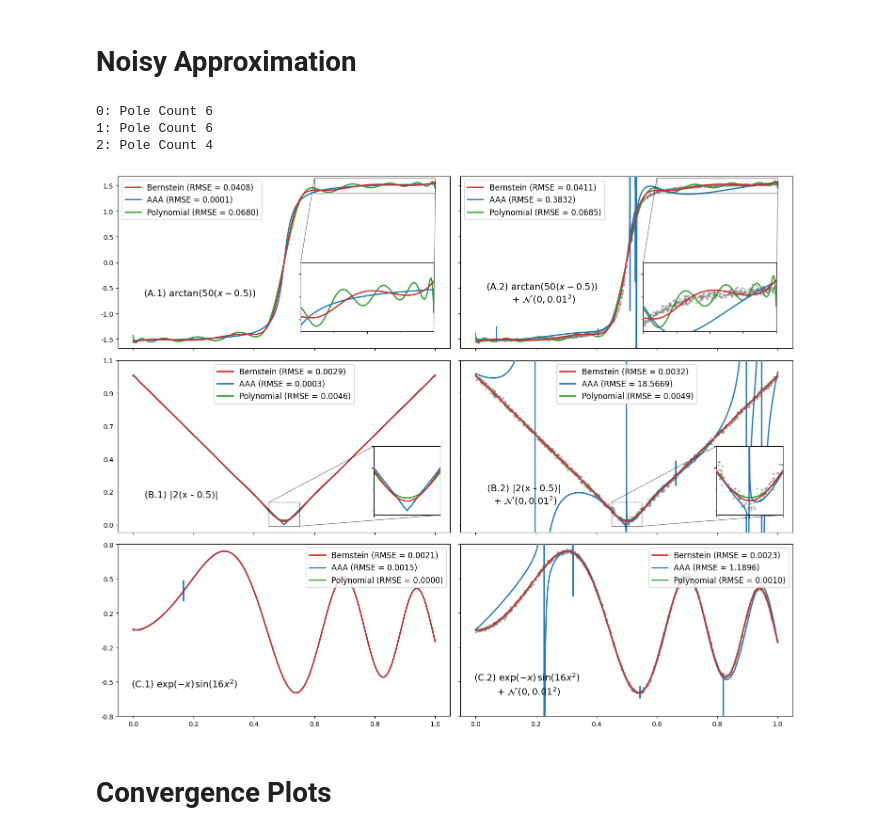
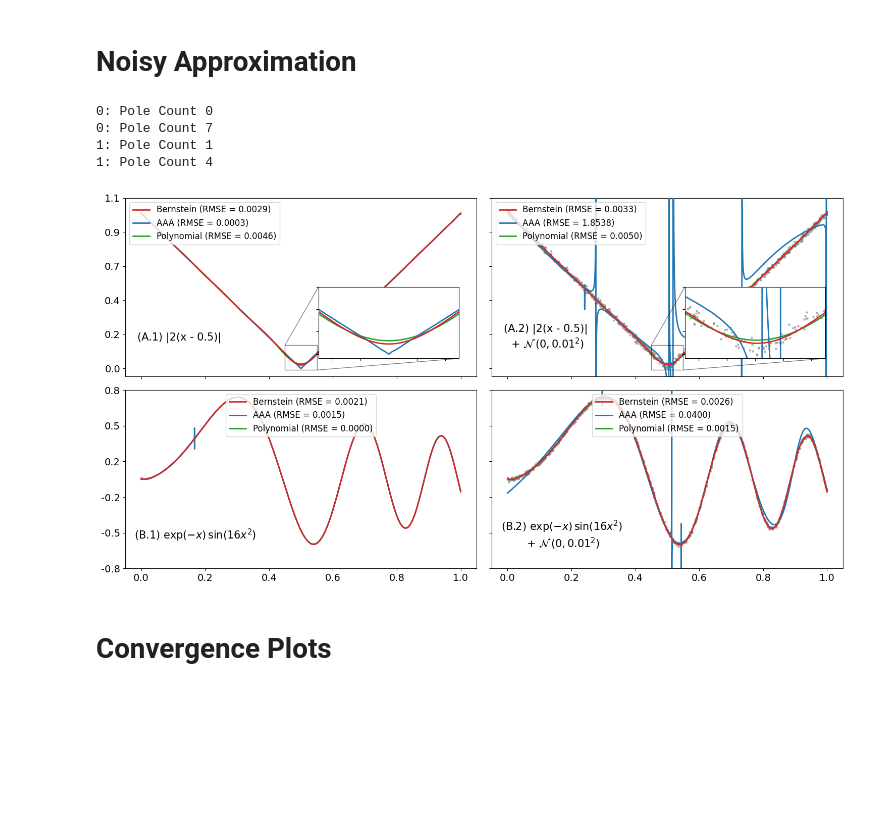
Before and after one commit to infamoussoap/RationalFunctionApproximation, a Jupyter notebook: Results - Numerical Convergence/AAA Result Plots.ipynb, the cells around one changed output. Saved outputs shown, nothing was run; the diff lists cells and outputs as text; code cells hidden in the pictures; blank space fills up the shorter version.

Commit message:
new plots for aaa tests

```diff
--- a/Results - Numerical Convergence/AAA Result Plots.ipynb
+++ b/Results - Numerical Convergence/AAA Result Plots.ipynb
@@ -21,8 +21,7 @@ noise_str = r'$\mathcal{N}\,(0, 0.01^2)$'
 # %%
 N = 1000
 # %%
-target_functions = {r'$\arctan(50(x - 0.5))$': lambda x: np.arctan(50 * (x - 0.5)),
-                    r'|2(x - 0.5)|': lambda x: abs(2 * (x - 0.5)),
+target_functions = {r'|2(x - 0.5)|': lambda x: abs(2 * (x - 0.5)),
                     r'$\exp(-x)\, \sin(16x^2)$': lambda x: np.exp(-x) * np.sin(16 * x ** 2)}
 # %%
 n = 10
@@ -31,11 +30,11 @@ approximators = {f'Bernstein': Bernstein(n, n, max_iter=100, gamma=0.9),
                  f'AAA': AAAApproximator(n + 1, n + 1),
                  f'Polynomial': Bernstein(2 * n, 0)}
 # %%
-text_x_locations = [0.22, 0.16, 0.17]
-text_y_locations = [-0.6, 0.2, -0.5]
+text_x_locations = [0.12, 0.17]
+text_y_locations = [0.2, -0.5]
 
-axin_xlims = [(0.6, 1), (0.45, 0.55), (0.75, 1.01)]
-axin_ylims = [(1.35, 1.65), (-1e-2, 0.15), (0, 0.15)]
+axin_xlims = [(0.45, 0.55), (0.75, 1.01)]
+axin_ylims = [(-1e-2, 0.15), (0, 0.15)]
 # %%
 np.random.seed(0)
 
@@ -49,10 +48,9 @@ np.savetxt(f'aaa_csv_files/x_rand.csv', x_rand, delimiter=',')
 function_name = list(target_functions.keys())[0]
 f = list(target_functions.values())[0]
 
-fig, axs = plt.subplots(3, 2, figsize=(15, 12))
+fig, axs = plt.subplots(2, 2, figsize=(15, 8))
 
-axins = np.array([[axs[0, 0].inset_axes([0.55, 0.1, 0.4, 0.4]), axs[0, 1].inset_axes([0.55, 0.1, 0.4, 0.4])],
-                  [axs[1, 0].inset_axes([0.77, 0.1, 0.2, 0.4]), axs[1, 1].inset_axes([0.77, 0.1, 0.2, 0.4])]])
+axins = np.array([[axs[0, 0].inset_axes([0.55, 0.1, 0.4, 0.4]), axs[0, 1].inset_axes([0.55, 0.1, 0.4, 0.4])]])
 
 for i, (function_name, f) in enumerate(target_functions.items()):
     # Plot function with no noise
@@ -60,7 +58,7 @@ for i, (function_name, f) in enumerate(target_functions.items()):
     y_min, y_max = y_temp.min(), y_temp.max()
 
     for k in range(2):
-        if i < 2:
+        if i < 1:
             axins[i, k].set_ylim(*axin_ylims[i])
             axins[i, k].set_xlim(*axin_xlims[i])
 
@@ -75,7 +73,7 @@ for i, (function_name, f) in enumerate(target_functions.items()):
             np.savetxt(f'aaa_csv_files/y_small_noise_{i}.csv', y, delimiter=',')
 
             axs[i, k].scatter(x_rand, y, s=5, alpha=0.5, color='gray')
-            if i < 2:
+            if i < 1:
                 axins[i, k].scatter(x_rand, y, s=5, alpha=0.5, color='gray')
 
         for j, (name, model) in enumerate(approximators.items()):
@@ -90,50 +88,53 @@ for i, (function_name, f) in enumerate(target_functions.items()):
             label = f"{name} (RMSE = {error:.4f})"
 
             axs[i, k].plot(x_vals, model(x_vals), label=label, color=colors[j], linewidth=2, zorder=4-j)
-            if i < 2:
+            if i < 1:
                 axins[i, k].plot(x_vals, model(x_vals), color=colors[j], linewidth=2, zorder=4-j)
 
             e = (y_max - y_min) * 0.05
             axs[i, k].set_ylim(y_min - e, y_max + e)
 
-            if name == 'AAA' and k == 1:
+            if name == 'AAA':
                 poles = model.poles()
                 real_poles = np.real(poles[np.isreal(poles)])
                 pole_count = np.sum((0 <= real_poles) * (real_poles <= 1))
 
                 print(f"{i}: Pole Count {pole_count}")
 
     # Plot formatting stuff
     for k in range(2):
         label_loc = ['upper left', 'upper center', 'upper right'][i]
         axs[i, k].legend(fontsize=12, loc=label_loc)
 
         text = f"({chr(65 + i)}.{k + 1}) {function_name}"
         if k == 1:
             text += f"\n + {noise_str}"
-        axs[i, k].text(text_x_locations[i], text_y_locations[i], text, fontsize=14,
+        axs[i, k].text(text_x_locations[i], text_y_locations[i], text, fontsize=15,
                        horizontalalignment='center', verticalalignment='center')
+
     if i == 0:
-        y_tick_locations = np.linspace(-1.5, 1.5, 7)
-    elif i == 1:
         y_tick_locations = np.linspace(0, 1.1, 6)
     else:
         y_tick_locations = np.linspace(-0.8, 0.8, 6)
 
     axs[i, 0].set_yticks(y_tick_locations, [round(z, 1) for z in y_tick_locations])
     axs[i, 1].set_yticks(y_tick_locations, [None] * len(y_tick_locations))
 
-    if i < 2:
+    axs[i, 0].tick_params(labelsize=14)
+    axs[i, 1].tick_params(labelsize=14)
+
+    if i < 1:
         axs[i, 0].set_xticks(np.linspace(0, 1, 6), [None] * 6)
         axs[i, 1].set_xticks(np.linspace(0, 1, 6), [None] * 6)
 
 plt.tight_layout()
-plt.savefig('aaa_bernstein_plots.png', dpi=120)
+plt.savefig('aaa_bernstein_plots.png', dpi=100)
 # %% [output]
-0: Pole Count 6
-1: Pole Count 6
-2: Pole Count 4
+0: Pole Count 0
+0: Pole Count 7
+1: Pole Count 1
+1: Pole Count 4
-[figure, old version]
+[figure, new version]
 # %% [markdown]
 # Convergence Plots
 # %%
```
Also changed, not shown: parts of 2 cells of this notebook.
